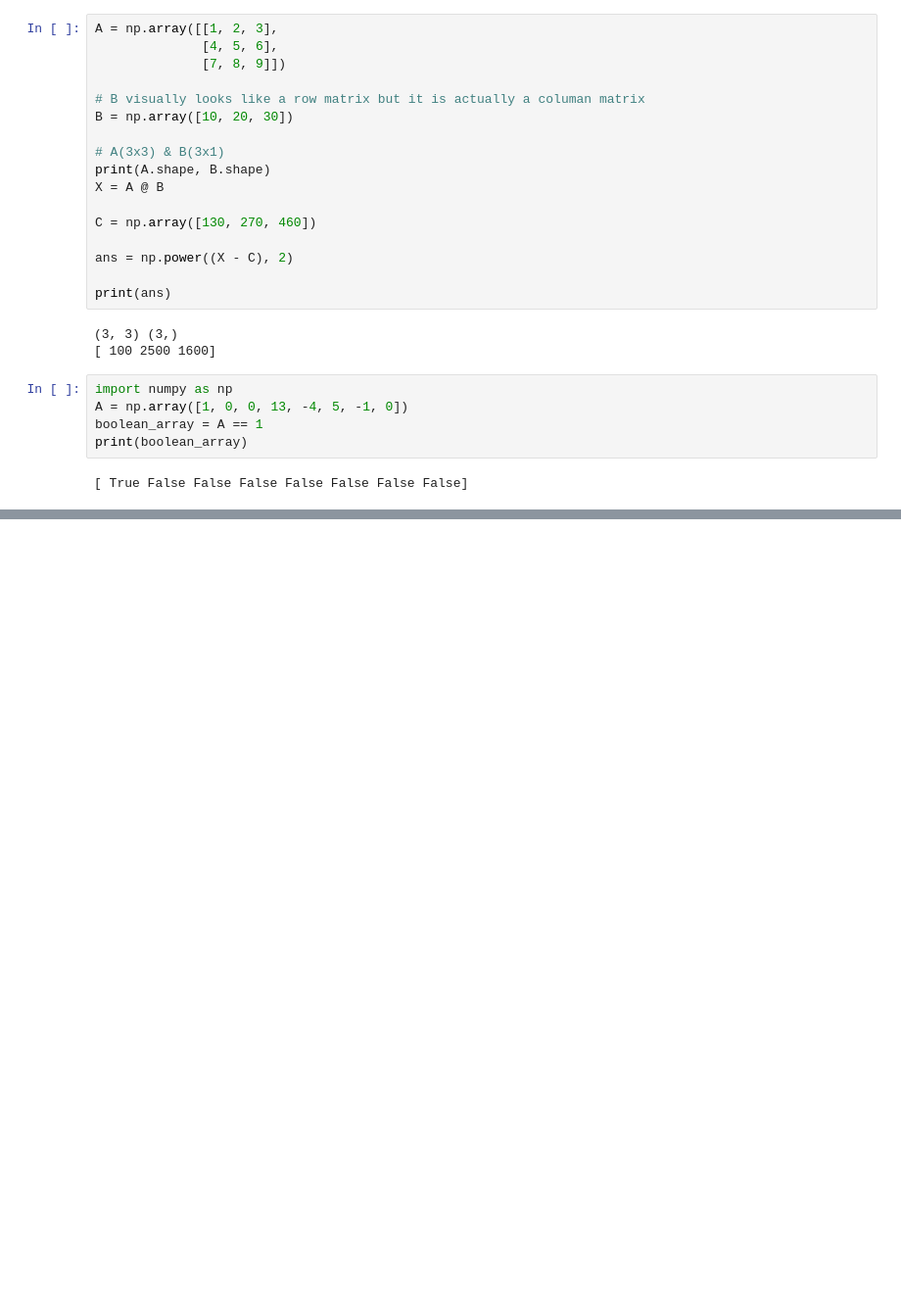
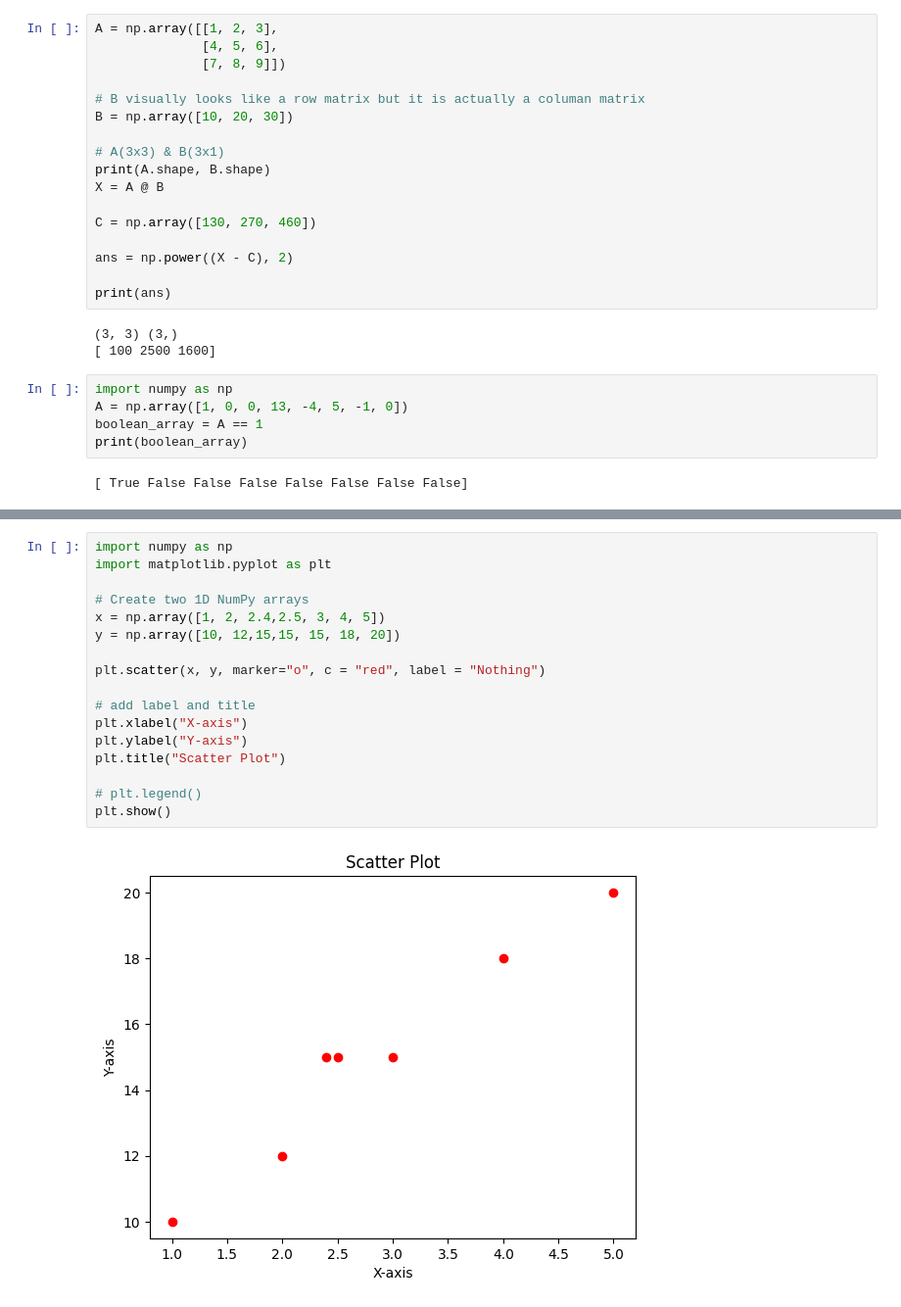
Before and after one commit to hridoynasah/Machine-Learning-Specialization, a Jupyter notebook: Extra/clarifying_confusion.ipynb, the cells around one changed output, grey strips where cells are left out. Shown: that part at 98% size. Drawn from its saved outputs; the diff is of its cells as text; blank space fills up the shorter version.

```diff
--- a/Extra/clarifying_confusion.ipynb
+++ b/Extra/clarifying_confusion.ipynb
@@ -123,0 +144,19 @@ print(boolean_array)
+# %%
+import numpy as np
+import matplotlib.pyplot as plt
+
+# Create two 1D NumPy arrays
+x = np.array([1, 2, 2.4,2.5, 3, 4, 5])
+y = np.array([10, 12,15,15, 15, 18, 20])
+
+plt.scatter(x, y, marker="o", c = "red", label = "Nothing")
+
+# add label and title
+plt.xlabel("X-axis")
+plt.ylabel("Y-axis")
+plt.title("Scatter Plot")
+
+# plt.legend()
+plt.show()
+# %% [output]
+[figure, added]
```
Also changed, not shown: parts of 2 cells of this notebook.
